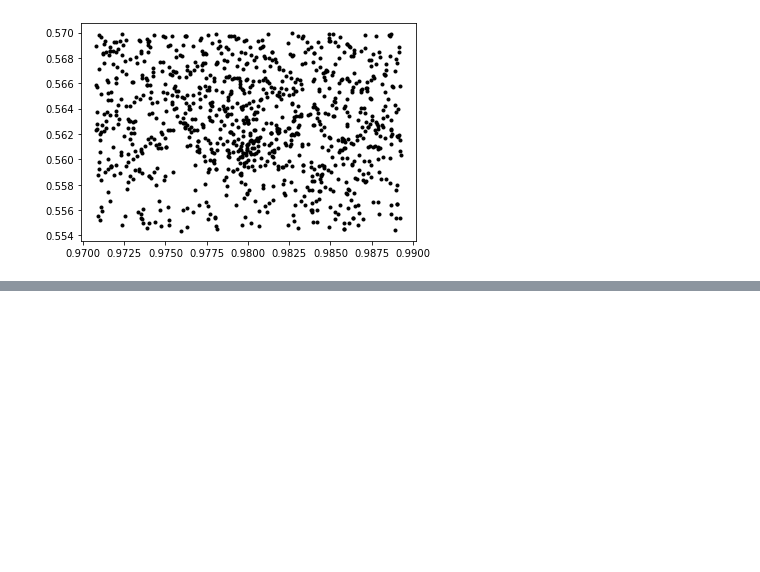
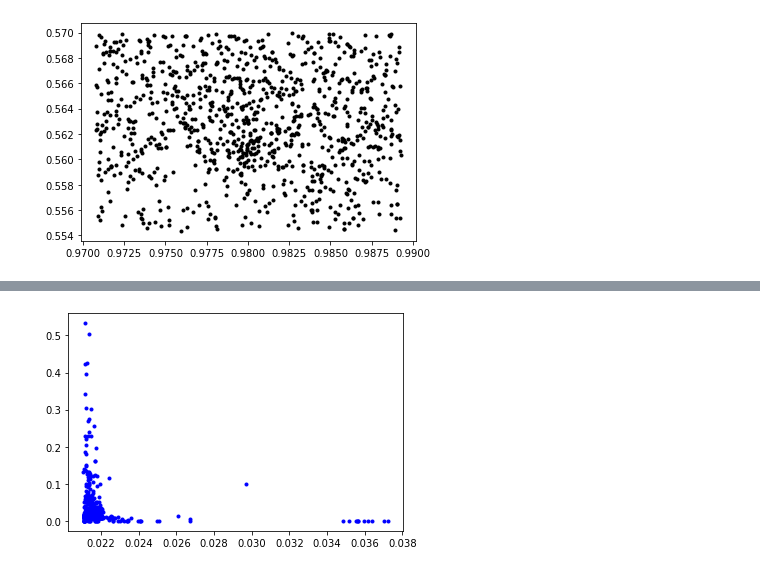
Before and after one commit to tomr-stargazer/Variability_Project_2020, a Jupyter notebook: wuvars/analysis/prototypes/Testing a Stack Overflow recommended answer re pandas, multiple fns and multiple columns.ipynb, the cells around one changed output, grey strips where cells are left out. Saved outputs shown, nothing was run; the diff lists cells and outputs as text; code cells hidden in the pictures; blank space fills up the shorter version.

```diff
--- a/wuvars/analysis/prototypes/Testing a Stack Overflow recommended answer re pandas, multiple fns and multiple columns.ipynb
+++ b/wuvars/analysis/prototypes/Testing a Stack Overflow recommended answer re pandas, multiple fns and multiple columns.ipynb
@@ -246,0 +236,37 @@ df_multi_groupby_inclusive
+# %%
+count_functions = [
+    lambda x, y: np.sum(~np.isnan(x)),
+    lambda x, y: np.sum(~np.isnan(x[y == 0])),
+    lambda x, y: np.sum(~np.isnan(x[(0 < y) & (y < 256)])),
+    lambda x, y: np.sum(~np.isnan(x[(256 <= y) & (y < 65536)])),
+    lambda x, y: np.sum(~np.isnan(x[y >= 65536])),
+]
+
+bands = ["J", "H", "K"]
+count_names = [
+    lambda x: f"N_{x}",
+    lambda x: f"N_{x}_good",
+    lambda x: f"N_{x}_info",
+    lambda x: f"N_{x}_warn",
+    lambda x: f"N_{x}_severe",
+]
+
+
+def f_mi_inclusive(x):
+    d = []
+    primary_index = []
+    secondary_index = []
+    for fn, fn_name in zip(function_list, function_names):
+        for column in df.columns[1:]:
+            d.append(fn(x[column]))
+            primary_index.append(fn_name)
+            secondary_index.append(column)
+    for fn, fn_name in zip(count_functions, count_names):
+        for band in bands:
+            d.append(fn(x[f"{band}APERMAG3"], x[f"{band}PPERRBITS"]))
+            primary_index.append("count")
+            secondary_index.append(fn_name(band))
+    return pd.Series(d, index=[primary_index, secondary_index])
+
+df_multi_groupby_inclusive = df.groupby('SOURCEID').apply(f_mi_inclusive)
+df_multi_groupby_inclusive
@@ -252,0 +313,8 @@ plt.plot(ds['mean']['RA'], ds['mean']['DEC'], 'k.')
+# %%
+plt.plot(ds['median']['JAPERMAG3ERR'], ds['std']['JAPERMAG3'], 'b.')
+# plt.plot([0,1], [0,1], lw=5, c='k', alpha=0.5, scalex=False, scaley=False)
+xmax = ds['median']['JAPERMAG3ERR'].max()
+# plt.xlim(0, xmax)
+# plt.ylim(0, xmax)
+# %% [output]
+[figure, added]
```
Also changed, not shown: parts of 15 cells of this notebook, 2 other files.
